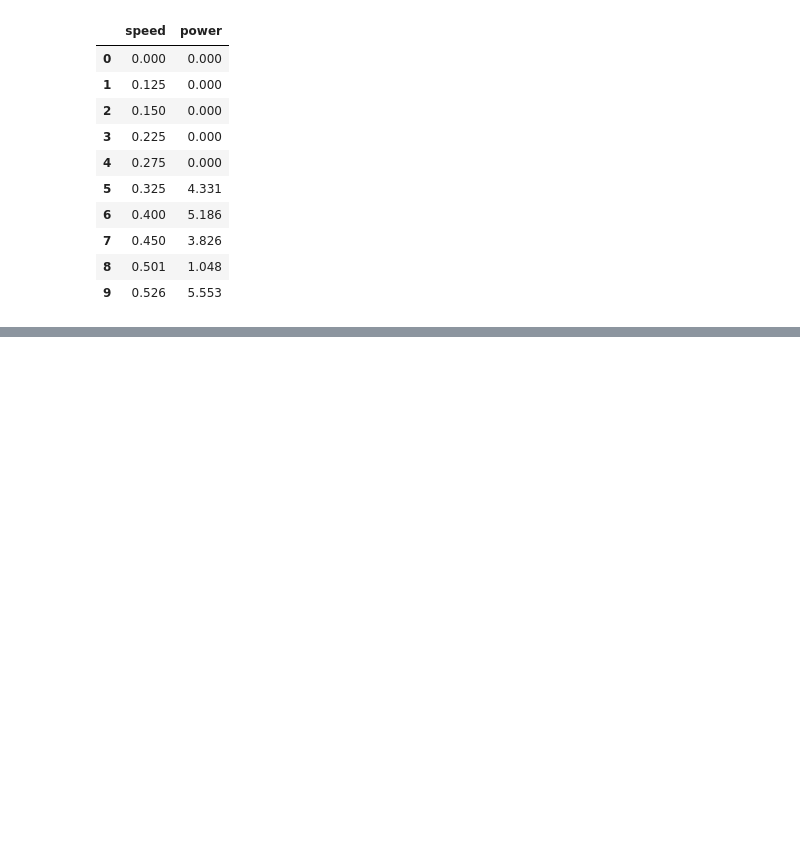
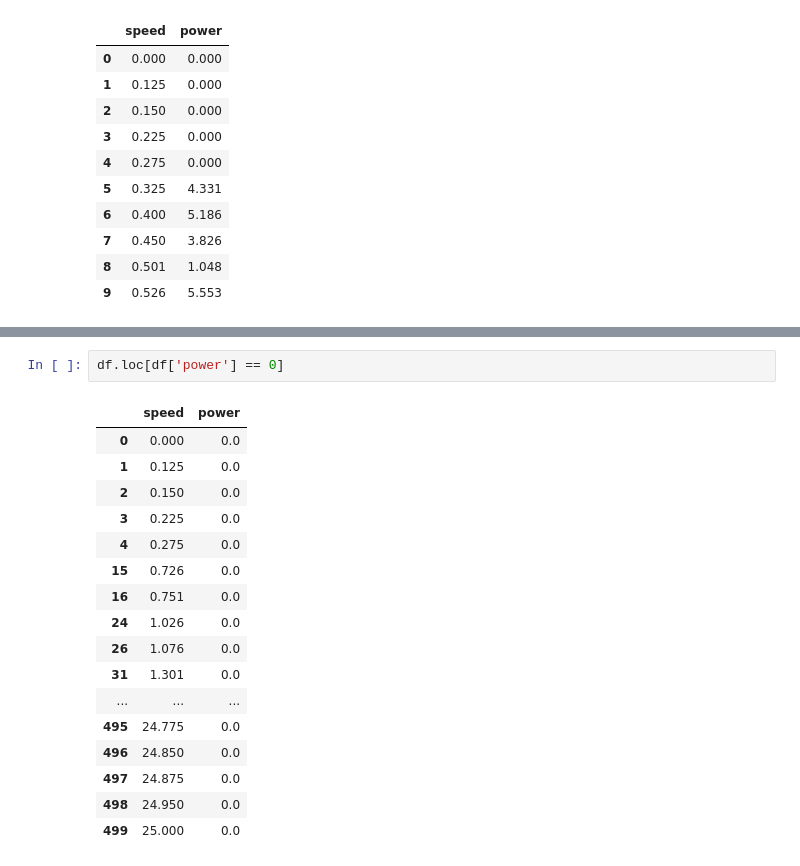
Before and after one commit to dssheldon/foda-project-sds, a Jupyter notebook: FoDA Project 2020.ipynb, the cells around one changed output, grey strips where cells are left out. Drawn from its saved outputs; the diff is of its cells as text; blank space fills up the shorter version.

```diff
--- a/FoDA Project 2020.ipynb
+++ b/FoDA Project 2020.ipynb
@@ -55,0 +66,20 @@ df.tail(20)
+# %%
+df.loc[df['power'] == 0]
+# %% [output]
+|  | speed | power |
+| 0 | 0.000 | 0.0 |
+| 1 | 0.125 | 0.0 |
+| 2 | 0.150 | 0.0 |
+| 3 | 0.225 | 0.0 |
+| 4 | 0.275 | 0.0 |
+| 15 | 0.726 | 0.0 |
+| 16 | 0.751 | 0.0 |
+| 24 | 1.026 | 0.0 |
+| 26 | 1.076 | 0.0 |
+| 31 | 1.301 | 0.0 |
+| ... | ... | ... |
+| 495 | 24.775 | 0.0 |
+| 496 | 24.850 | 0.0 |
+| 497 | 24.875 | 0.0 |
+| 498 | 24.950 | 0.0 |
+| 499 | 25.000 | 0.0 |
```
Also changed, not shown: parts of 13 cells of this notebook.
